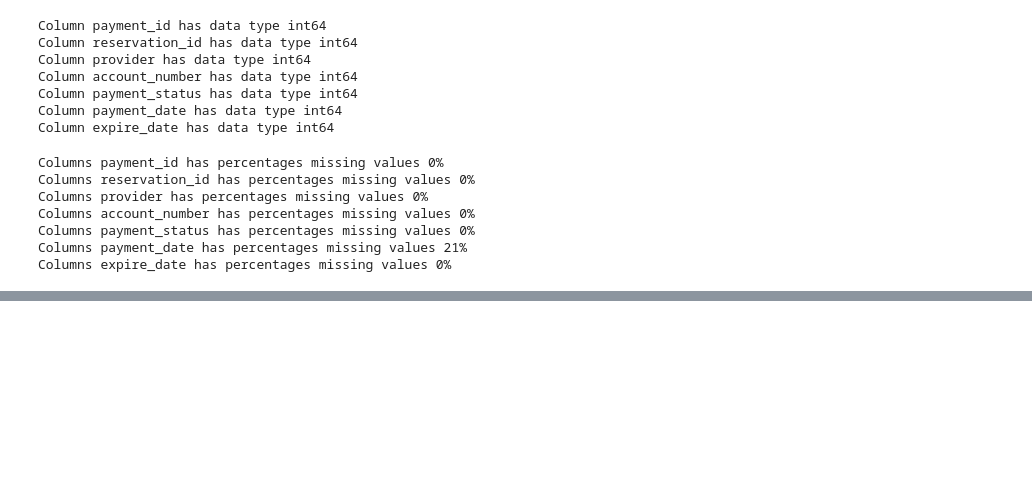
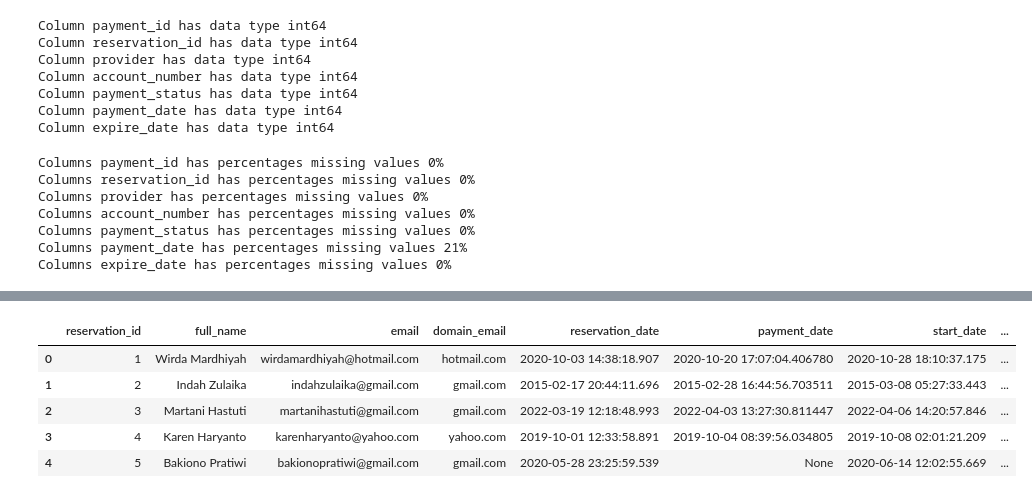
Before and after one commit to zulfaan/case-study-ETL-workflow_pacmann, a Jupyter notebook: case-study-ETL.ipynb, the cells around one changed output, grey strips where cells are left out. Cells and saved outputs as stored; diff of their text form; code cells hidden in the pictures; blank space fills up the shorter version.

```diff
--- a/case-study-ETL.ipynb
+++ b/case-study-ETL.ipynb
@@ -338,0 +411,3 @@ True
+# %%
+merge_data['full_name'] = merge_data['first_name'] + ' ' + merge_data['last_name']
+merge_data['full_name']
@@ -338,0 +427,3 @@ True
+# %%
+merge_data['currency'] = 'IDR'
+merge_data['currency']
@@ -338,0 +443,3 @@ True
+# %%
+merge_data['domain_email'] = merge_data['email'].str.split('@').str[1]
+merge_data['domain_email']
@@ -338,0 +459,15 @@ True
+# %%
+hotel_analysis_data = merge_data[[
+    'reservation_id', 'full_name', 'email', 'domain_email',
+    'reservation_date', 'payment_date', 'start_date', 'end_date',
+    'total_price', 'currency', 'provider', 'payment_status'
+]]
+
+hotel_analysis_data.head()
+# %% [output]
+|  | reservation_id | full_name | email | domain_email | reservation_date | payment_date | start_date | ... |
+| 0 | 1 | Wirda Mardhiyah | wirdamardhiyah@hotmail.com | hotmail.com | 2020-10-03 14:38:18.907 | 2020-10-20 17:07:04.406780 | 2020-10-28 18:10:37.175 | ... |
+| 1 | 2 | Indah Zulaika | indahzulaika@gmail.com | gmail.com | 2015-02-17 20:44:11.696 | 2015-02-28 16:44:56.703511 | 2015-03-08 05:27:33.443 | ... |
+| 2 | 3 | Martani Hastuti | martanihastuti@gmail.com | gmail.com | 2022-03-19 12:18:48.993 | 2022-04-03 13:27:30.811447 | 2022-04-06 14:20:57.846 | ... |
+| 3 | 4 | Karen Haryanto | karenharyanto@yahoo.com | yahoo.com | 2019-10-01 12:33:58.891 | 2019-10-04 08:39:56.034805 | 2019-10-08 02:01:21.209 | ... |
+| 4 | 5 | Bakiono Pratiwi | bakionopratiwi@gmail.com | gmail.com | 2020-05-28 23:25:59.539 | None | 2020-06-14 12:02:55.669 | ... |
```
Also changed, not shown: parts of 15 cells of this notebook, 1 other file.
